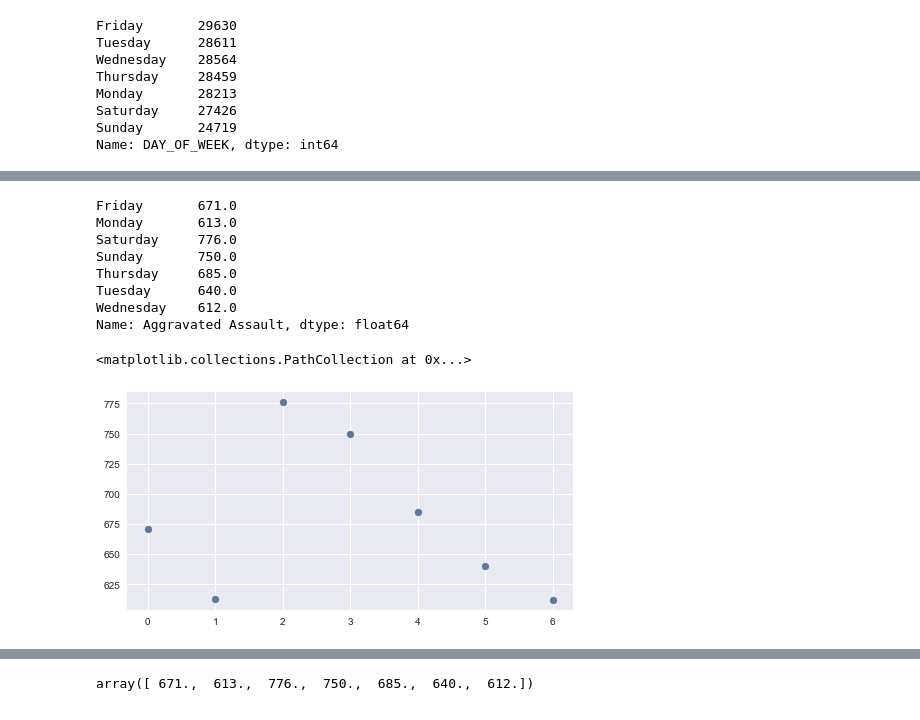
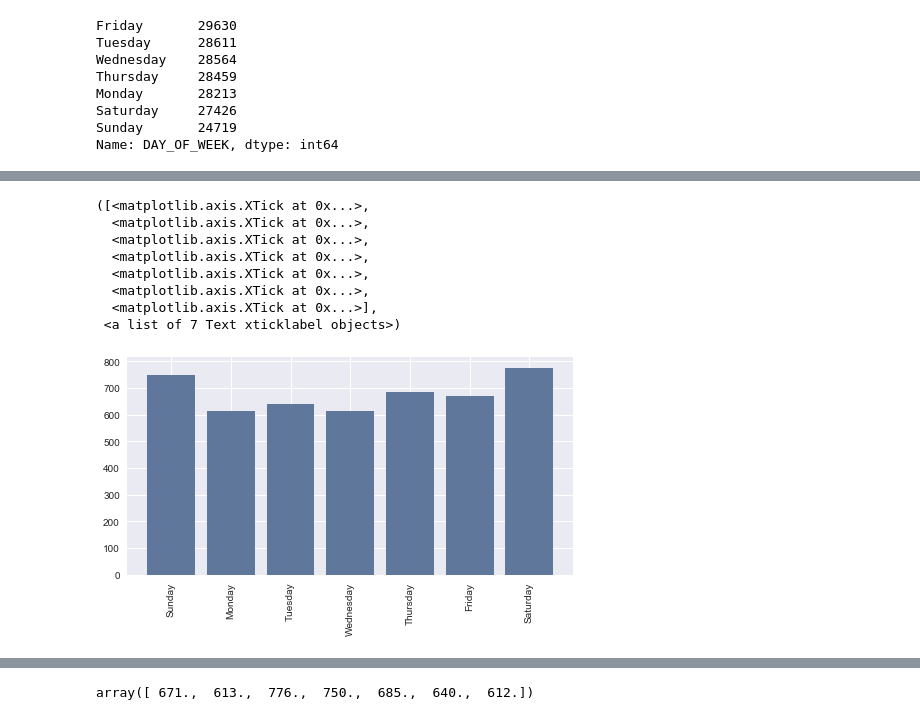
Before and after one commit to HackingForGood/2P1ME, a Jupyter notebook: crime.ipynb, the cells around one changed output, grey strips where cells are left out. Cells and saved outputs as stored; diff of their text form; code cells hidden in the pictures.

```diff
--- a/crime.ipynb
+++ b/crime.ipynb
@@ -158,17 +236,0 @@ days_frame
-# %%
-aux = days_frame.ix['Aggravated Assault',:]
-print aux
-# %% [output]
-Friday       671.0
-Monday       613.0
-Saturday     776.0
-Sunday       750.0
-Thursday     685.0
-Tuesday      640.0
-Wednesday    612.0
-Name: Aggravated Assault, dtype: float64
-# %%
-plt.scatter(range(7),aux.values)
-# %% [output]
-<matplotlib.collections.PathCollection at 0x...>
-[figure, removed]
@@ -174,0 +239,14 @@ plt.scatter(range(7),aux.values)
+# %%
+#fig, ax = plt.subplots()
+plt.bar(range(7),aux.values)
+plt.xticks( range(7), ['Sunday','Monday','Tuesday','Wednesday','Thursday','Friday','Saturday'],rotation = 'vertical')
+# %% [output]
+([<matplotlib.axis.XTick at 0x...>,
+  <matplotlib.axis.XTick at 0x...>,
+  <matplotlib.axis.XTick at 0x...>,
+  <matplotlib.axis.XTick at 0x...>,
+  <matplotlib.axis.XTick at 0x...>,
+  <matplotlib.axis.XTick at 0x...>,
+  <matplotlib.axis.XTick at 0x...>],
+ <a list of 7 Text xticklabel objects>)
+[figure, added]
```
Also changed, not shown: parts of 21 cells of this notebook.
